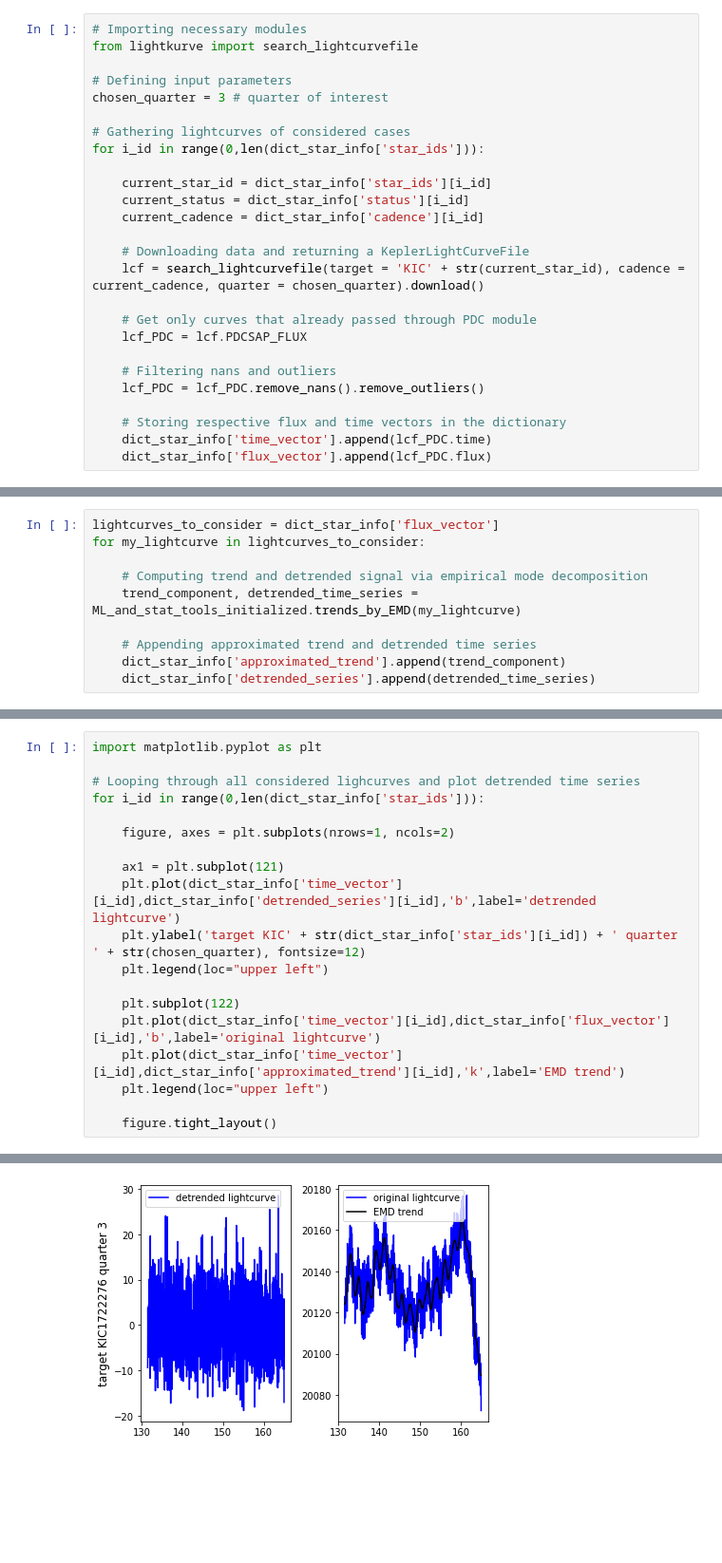
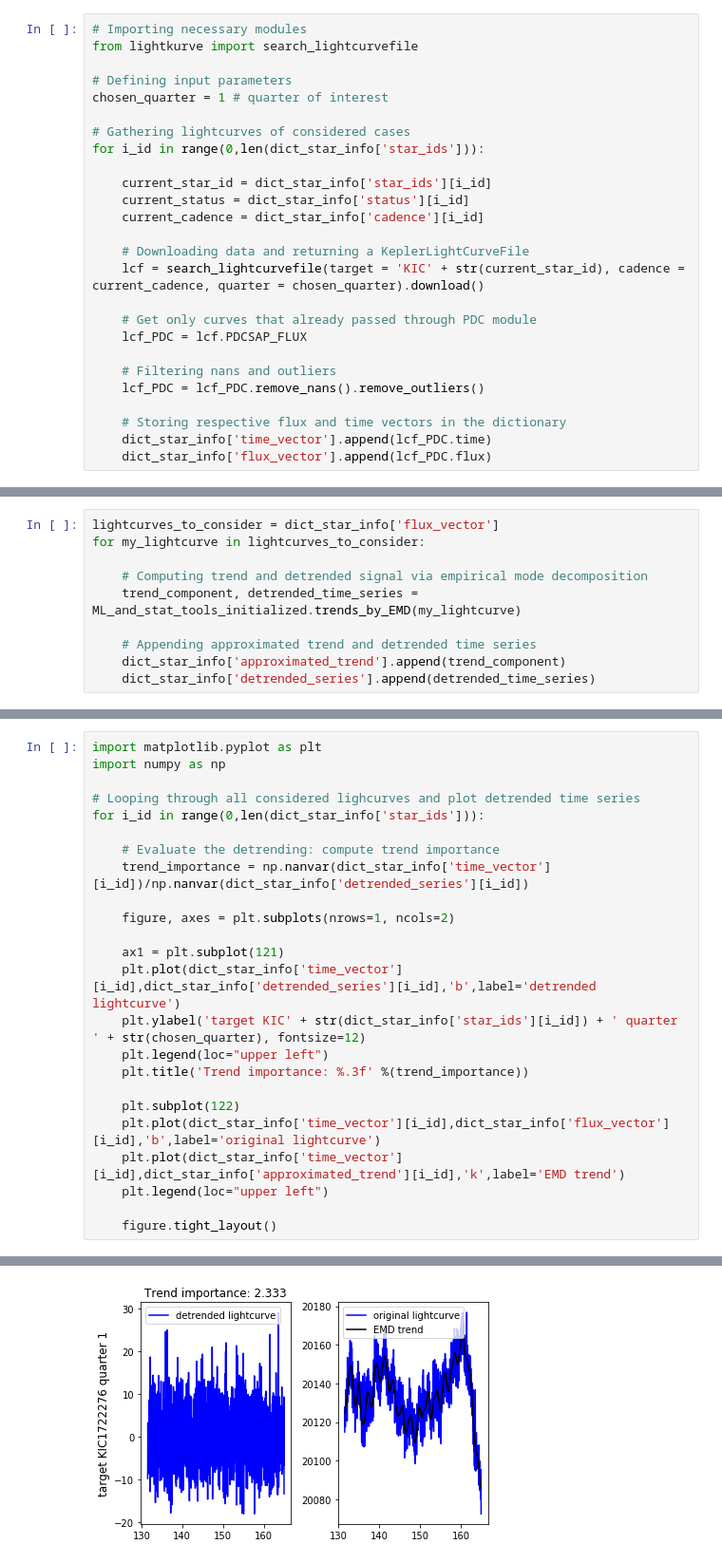
Before and after one commit to dougdabaso/KeplerK2_ML_clinic, a Jupyter notebook: lightcurve_trend_filtering_EMD.ipynb, the cells around one changed output, grey strips where cells are left out. Shown: that part at 95% size. Cells and saved outputs as stored; diff of their text form; blank space fills up the shorter version.

```diff
--- a/lightcurve_trend_filtering_EMD.ipynb
+++ b/lightcurve_trend_filtering_EMD.ipynb
@@ -41,7 +41,7 @@ dict_star_info = {
 from lightkurve import search_lightcurvefile
 
 # Defining input parameters
-chosen_quarter = 3 # quarter of interest
+chosen_quarter = 1 # quarter of interest
 
 # Gathering lightcurves of considered cases
 for i_id in range(0,len(dict_star_info['star_ids'])):
@@ -92,8 +103,12 @@ for my_lightcurve in lightcurves_to_consider:
 # %%
 import matplotlib.pyplot as plt
+import numpy as np
 
 # Looping through all considered lighcurves and plot detrended time series
 for i_id in range(0,len(dict_star_info['star_ids'])):
+
+    # Evaluate the detrending: compute trend importance
+    trend_importance = np.nanvar(dict_star_info['time_vector'][i_id])/np.nanvar(dict_star_info['detrended_series'][i_id])
 
     figure, axes = plt.subplots(nrows=1, ncols=2)
 
@@ -101,6 +116,7 @@ for i_id in range(0,len(dict_star_info['star_ids'])):
     plt.plot(dict_star_info['time_vector'][i_id],dict_star_info['detrended_series'][i_id],'b',label='detrended lightcurve')
     plt.ylabel('target KIC' + str(dict_star_info['star_ids'][i_id]) + ' quarter ' + str(chosen_quarter), fontsize=12)
     plt.legend(loc="upper left")
+    plt.title('Trend importance: %.3f' %(trend_importance))
 
     plt.subplot(122)
     plt.plot(dict_star_info['time_vector'][i_id],dict_star_info['flux_vector'][i_id],'b',label='original lightcurve')
@@ -115 +131 @@ for i_id in range(0,len(dict_star_info['star_ids'])):
-[figure, old version]
+[figure, new version]
```
Also changed, not shown: parts of 4 cells of this notebook, 1 other file.
